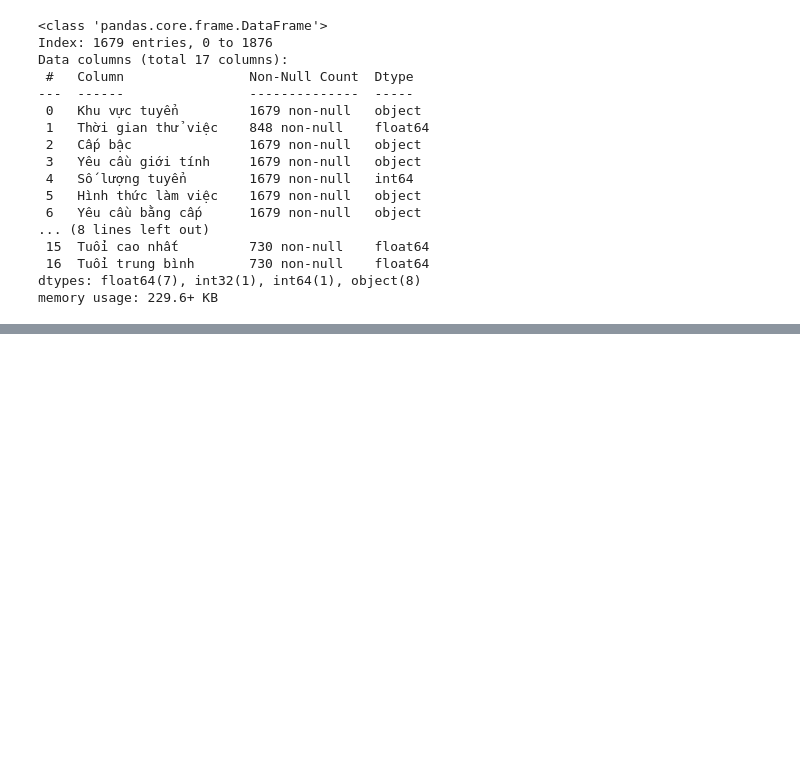
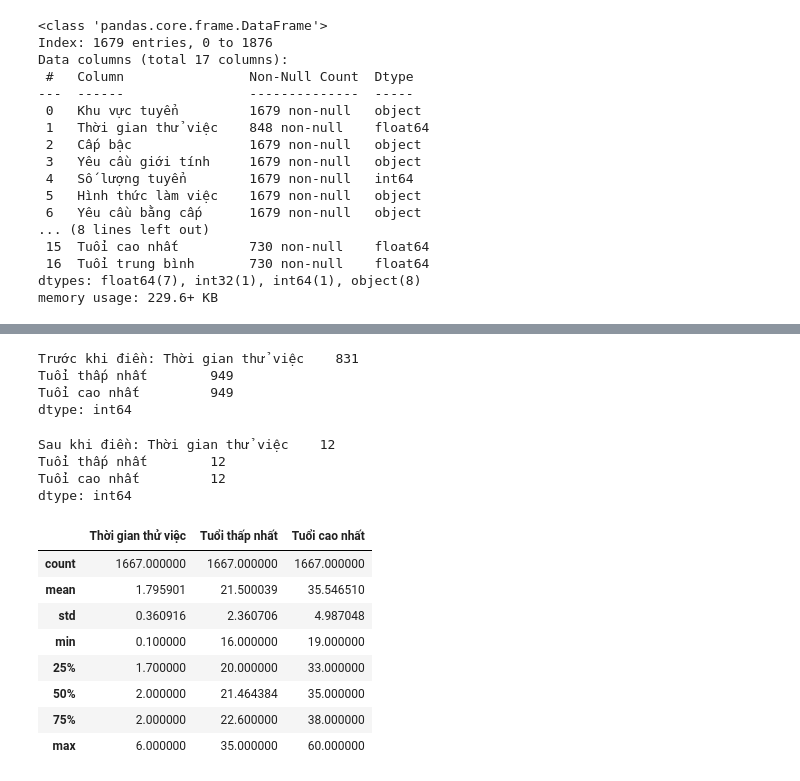
Before and after one commit to HungLVT/NMKHDL, a Jupyter notebook: notebooks/2.0-data-preprocessing.ipynb, the cells around one changed output, grey strips where cells are left out. Cells and saved outputs as stored; diff of their text form; code cells hidden in the pictures; blank space fills up the shorter version.

```diff
--- a/notebooks/2.0-data-preprocessing.ipynb
+++ b/notebooks/2.0-data-preprocessing.ipynb
@@ -369,0 +475,45 @@ memory usage: 229.6+ KB
+# %%
+print("Trước khi điền:", raw_data[targets].isnull().sum())
+# %% [output]
+Trước khi điền: Thời gian thử việc    831
+Tuổi thấp nhất        949
+Tuổi cao nhất         949
+dtype: int64
+# %%
+
+# Tạo DataFrame chứa cả đặc trưng và mục tiêu
+df_full = pd.concat([df_knn, raw_data[targets]], axis=1)
+
+# Áp dụng KNNImputer
+# Bạn có thể điều chỉnh tham số 'n_neighbors' tùy thuộc vào dữ liệu của bạn
+imputer = KNNImputer(n_neighbors=5)
+df_imputed = imputer.fit_transform(df_full)
+df_imputed = pd.DataFrame(df_imputed, columns=df_full.columns)
+# Cập nhật lại các cột mục tiêu trong DataFrame gốc
+for target in targets:
+    raw_data[target] = df_imputed[target]
+
+# Kiểm tra DataFrame sau khi điền dữ liệu
+print("Sau khi điền:", raw_data[targets].isnull().sum())
+# %% [output]
+Sau khi điền: Thời gian thử việc    12
+Tuổi thấp nhất        12
+Tuổi cao nhất         12
+dtype: int64
+# %%
+# Tính tuổi trung bình cho cột còn lại
+raw_data['Tuổi trung bình'] = (raw_data['Tuổi thấp nhất'] + raw_data['Tuổi cao nhất']) / 2
+# Như vậy vẫn còn 12 dòng không thể điền dữ liệu, vì thế ta sẽ xóa những dòng này đi
+raw_data.dropna(inplace=True)
+# %%
+raw_data[targets].describe()
+# %% [output]
+|  | Thời gian thử việc | Tuổi thấp nhất | Tuổi cao nhất |
+| count | 1667.000000 | 1667.000000 | 1667.000000 |
+| mean | 1.795901 | 21.500039 | 35.546510 |
+| std | 0.360916 | 2.360706 | 4.987048 |
+| min | 0.100000 | 16.000000 | 19.000000 |
+| 25% | 1.700000 | 20.000000 | 33.000000 |
+| 50% | 2.000000 | 21.464384 | 35.000000 |
+| 75% | 2.000000 | 22.600000 | 38.000000 |
+| max | 6.000000 | 35.000000 | 60.000000 |
```
Also changed, not shown: parts of 14 cells of this notebook, 3 other files.
